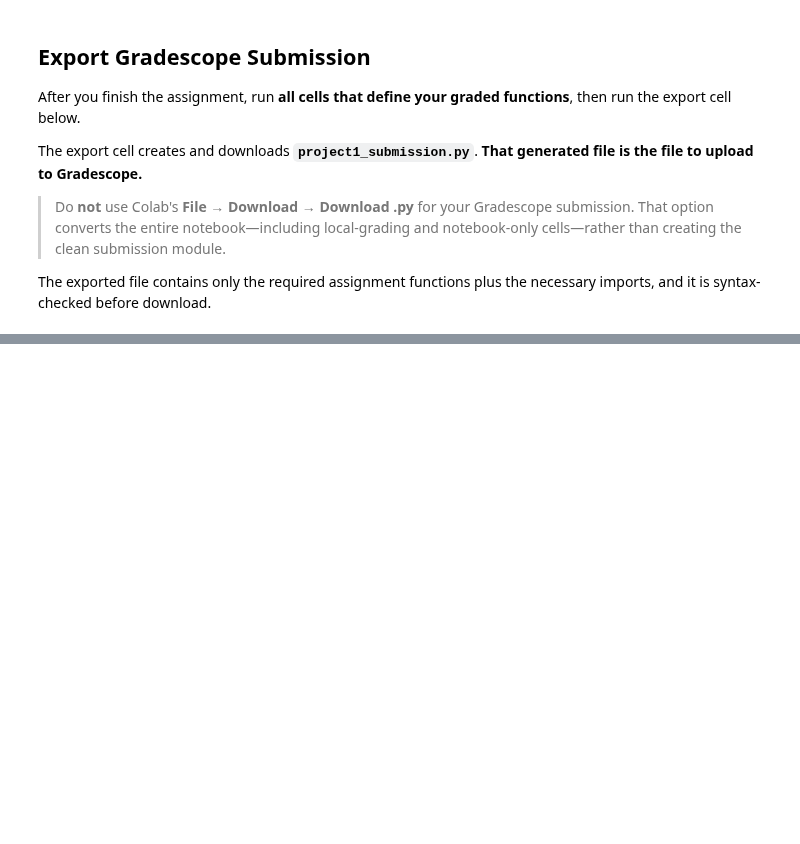
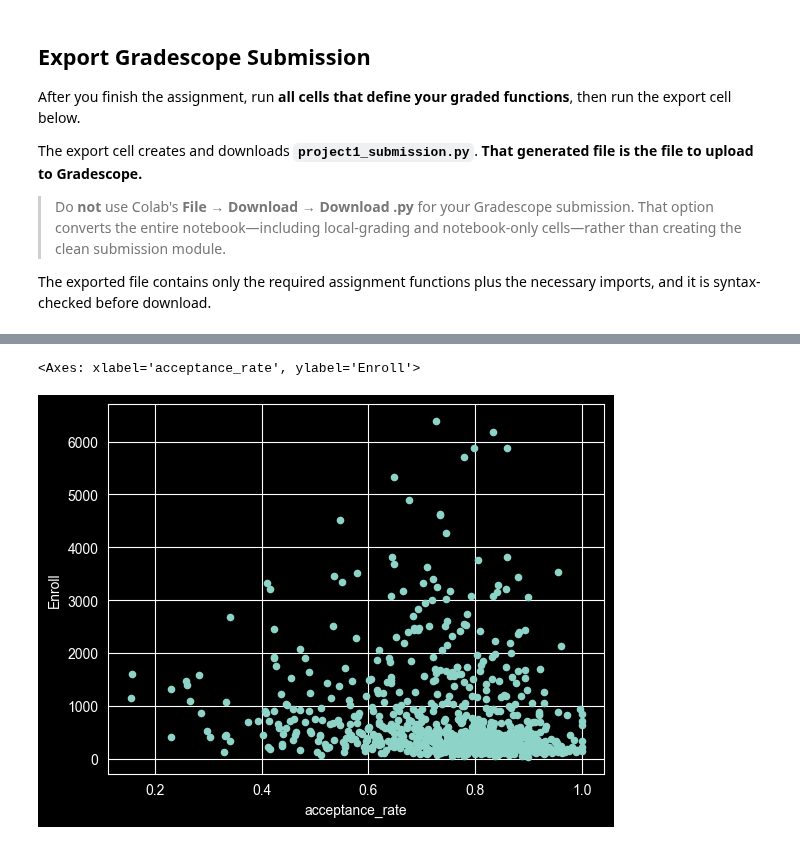
Before and after one commit to fuadh246/ese-5410, a Jupyter notebook: homework/project_1/project1_student.ipynb, the cells around one changed output, grey strips where cells are left out. Cells and saved outputs as stored; diff of their text form; code cells hidden in the pictures; blank space fills up the shorter version.

```diff
--- a/homework/project_1/project1_student.ipynb
+++ b/homework/project_1/project1_student.ipynb
@@ -536,0 +668,10 @@ import pandas as pd
+# %%
+college['acceptance_rate'] = college['Accept'] / college['Apps']
+college['accectance_rate_to_enrollment_rate'] = college['acceptance_rate'] / (college['Enroll'] / college['Apps'])
+# %%
+college.drop(columns='accectance_rate_to_enrollment_rate', inplace=True)
+# %%
+college.plot('acceptance_rate', 'Enroll', kind='scatter')
+# %% [output]
+<Axes: xlabel='acceptance_rate', ylabel='Enroll'>
+[figure, added]
```
Also changed, not shown: parts of 36 cells of this notebook, 27 other files.
